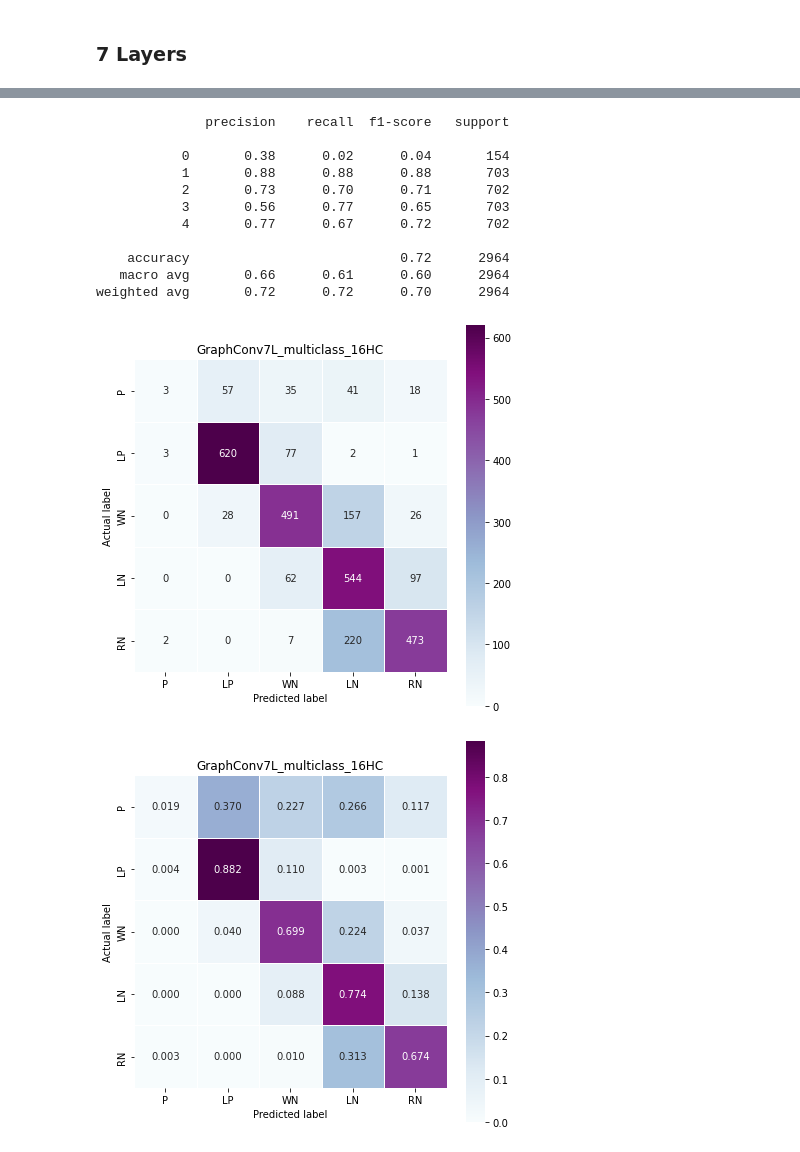
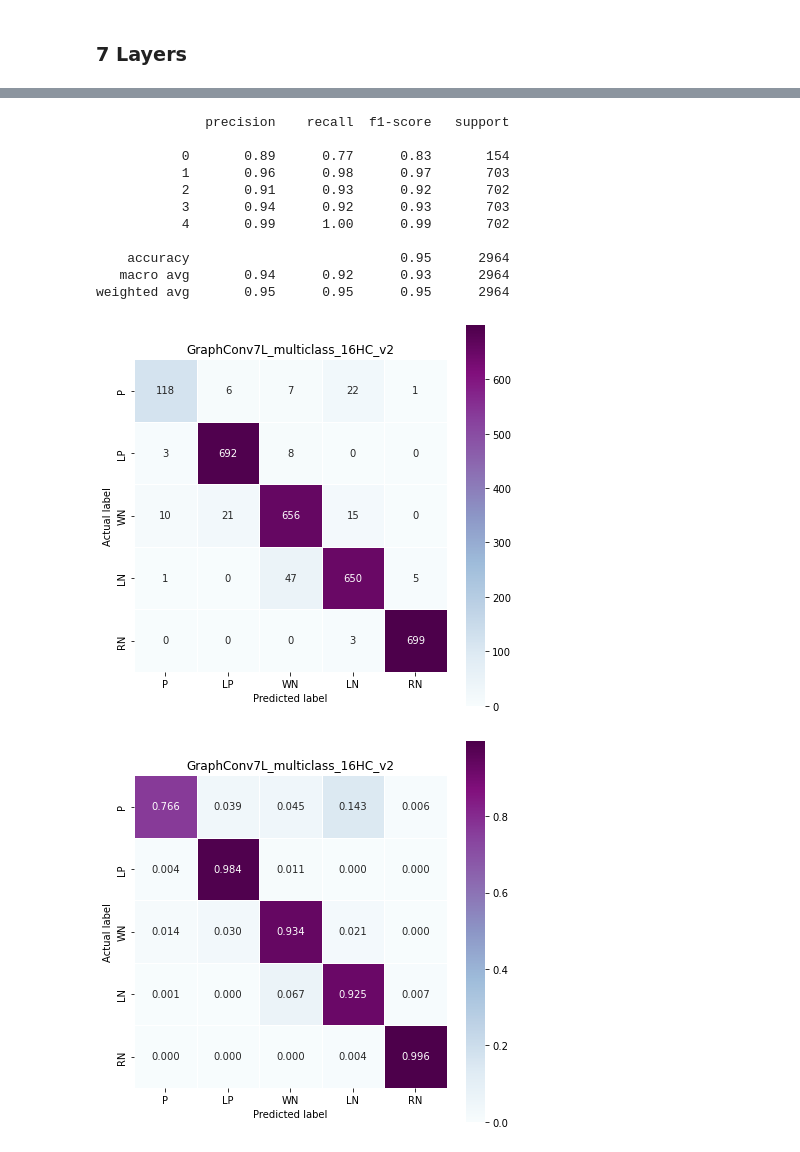
Before and after one commit to GiDeCarlo/XGDAG, a Jupyter notebook: Malignant_neoplasm_of_breast_GraphConv_multiclass.ipynb, the cells around one changed output, grey strips where cells are left out. Cells and saved outputs as stored; diff of their text form; code cells hidden in the pictures.

Commit message:
Big Step
After fixing a bug on how the NeDBIT features are loaded inside the graph, the results have drastically improved

```diff
--- a/Malignant_neoplasm_of_breast_GraphConv_multiclass.ipynb
+++ b/Malignant_neoplasm_of_breast_GraphConv_multiclass.ipynb
@@ -237,7 +237,7 @@ def train(model, data, epochs = 200, classes = ['0','1'], lr = 0.001, weight_dec
 # %% [markdown]
 ## NeDBIT Multiclass
 # %%
-G = nx.read_gml('Graphs/graph_with_nedbit.gml')
+G = nx.read_gml('Graphs/graph_with_normalized_nedbit.gml')
 
 seed_genes          = pd.read_csv('Datasets/C0006142_Malignant_neoplasm_of_breast_seed_genes.txt', header=None, sep=' ')
 seed_genes.columns  = ["name", "GDA Score"]
@@ -295,5 +295,5 @@ plt.show()
 ### 7 Layers
 # %%
 gnn_conv = GNN7L_GraphConv(data_with_nedbit).to(device)
-pred = train(gnn_conv, data_with_nedbit.to(device), 40000, cm_title='GraphConv7L_multiclass_16HC', classes=['P', 'LP', 'WN', 'LN', 'RN'], weight_decay=0.0005)
+pred = train(gnn_conv, data_with_nedbit.to(device), 40000, cm_title='GraphConv7L_multiclass_16HC_v2', classes=['P', 'LP', 'WN', 'LN', 'RN'], weight_decay=0.0005)
 # %% [output]
@@ -319,13 +319,13 @@ pred = train(gnn_conv, data_with_nedbit.to(device), 40000, cm_title='GraphConv7L
               precision    recall  f1-score   support
 
-           0       0.38      0.02      0.04       154
-           1       0.88      0.88      0.88       703
-           2       0.73      0.70      0.71       702
-           3       0.56      0.77      0.65       703
-           4       0.77      0.67      0.72       702
+           0       0.89      0.77      0.83       154
+           1       0.96      0.98      0.97       703
+           2       0.91      0.93      0.92       702
+           3       0.94      0.92      0.93       703
+           4       0.99      1.00      0.99       702
 
-    accuracy                           0.72      2964
-   macro avg       0.66      0.61      0.60      2964
-weighted avg       0.72      0.72      0.70      2964
+    accuracy                           0.95      2964
+   macro avg       0.94      0.92      0.93      2964
+weighted avg       0.95      0.95      0.95      2964
-[figure, old version]
+[figure, new version]
-[figure, old version]
+[figure, new version]
```
Also changed, not shown: parts of 1 cell of this notebook, 37 other files.
